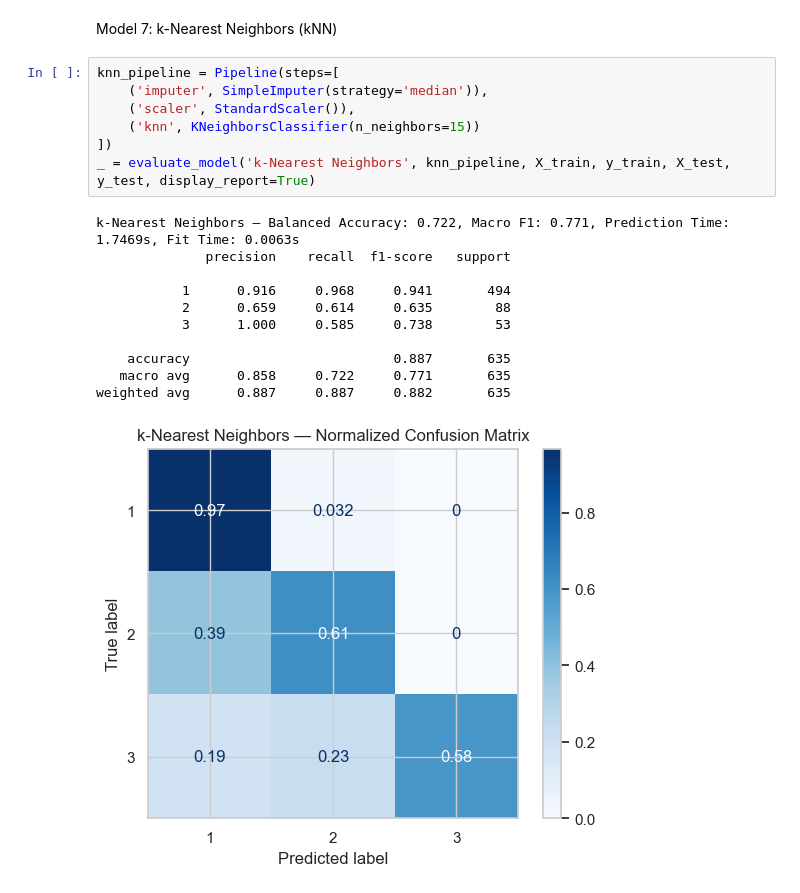
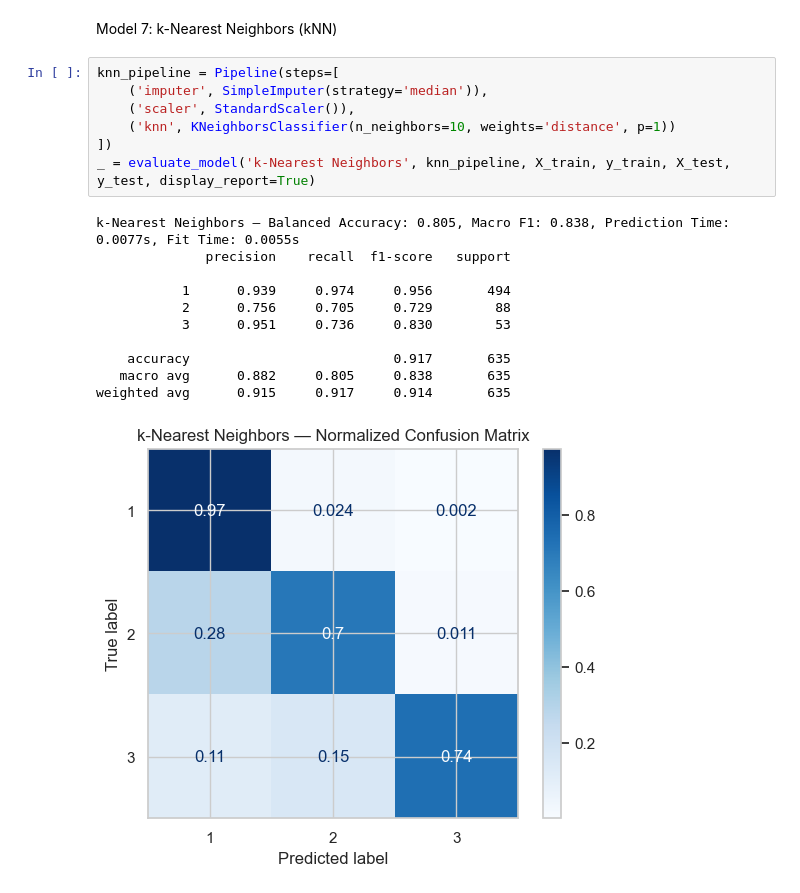
Before and after one commit to Voidzap/lifeline25_tm-34, a Jupyter notebook: models.ipynb, the cells around one changed output. Cells and saved outputs as stored; diff of their text form.

Commit message:
Improved Model 7
added weights=distance, manhattan distance metric (p=1) and lowered n-neighbours to 10

```diff
--- a/models.ipynb
+++ b/models.ipynb
@@ -367,22 +367,22 @@ Model 7: k-Nearest Neighbors (kNN)
 # %%
 knn_pipeline = Pipeline(steps=[
     ('imputer', SimpleImputer(strategy='median')),
     ('scaler', StandardScaler()),
-    ('knn', KNeighborsClassifier(n_neighbors=15))
+    ('knn', KNeighborsClassifier(n_neighbors=10, weights='distance', p=1))
 ])
 _ = evaluate_model('k-Nearest Neighbors', knn_pipeline, X_train, y_train, X_test, y_test, display_report=True)
 # %% [output]
-k-Nearest Neighbors — Balanced Accuracy: 0.722, Macro F1: 0.771, Prediction Time: 1.7469s, Fit Time: 0.0063s
+k-Nearest Neighbors — Balanced Accuracy: 0.805, Macro F1: 0.838, Prediction Time: 0.0077s, Fit Time: 0.0055s
               precision    recall  f1-score   support
 
-           1      0.916     0.968     0.941       494
-           2      0.659     0.614     0.635        88
-           3      1.000     0.585     0.738        53
+           1      0.939     0.974     0.956       494
+           2      0.756     0.705     0.729        88
+           3      0.951     0.736     0.830        53
 
-    accuracy                          0.887       635
-   macro avg      0.858     0.722     0.771       635
-weighted avg      0.887     0.887     0.882       635
+    accuracy                          0.917       635
+   macro avg      0.882     0.805     0.838       635
+weighted avg      0.915     0.917     0.914       635
-[figure, old version]
+[figure, new version]
 # %%
 # Aggregate model performance
 results_df = pd.DataFrame(results).sort_values('Balanced Accuracy', ascending=False)
```
Also changed, not shown: parts of 8 cells of this notebook.
